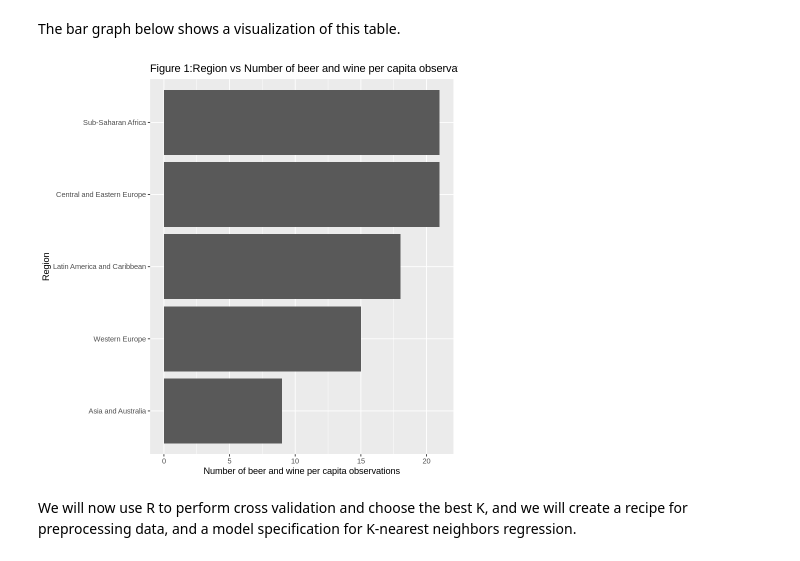
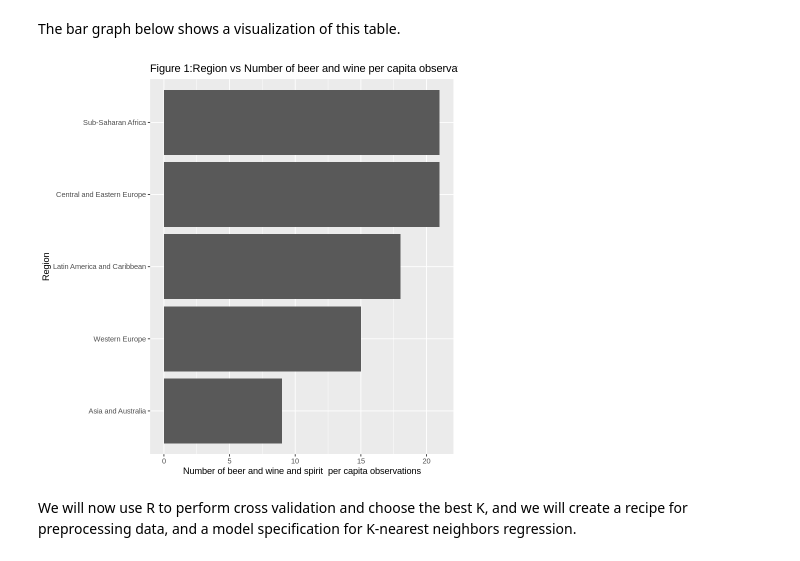
Before and after one commit to chloekim672/007-project-dsci-25-, a Jupyter notebook: dsciprojectfinal.ipynb, the cells around one changed output. Drawn from its saved outputs; the diff is of its cells as text; code cells hidden in the pictures.

```diff
--- a/dsciprojectfinal.ipynb
+++ b/dsciprojectfinal.ipynb
@@ -199,15 +199,15 @@ The bar graph below shows a visualization of this table.
 # %%
 data_summary_graph <- data_summary %>%
                     ggplot(aes(x = n, y = Region)) +
                     geom_bar(stat = "identity") +
-                    xlab("Number of beer and wine per capita observations") +
+                    xlab("Number of beer and wine and spirit  per capita observations") +
                     ylab("Region") +
                     ggtitle("Figure 1:Region vs Number of beer and wine per capita observations")
 
 
 data_summary_graph
 # %% [output]
-[figure, old version]
+[figure, new version]
 # %% [markdown]
 We will now use R to perform cross validation and choose the best K, and we will create a recipe for preprocessing data, and a model specification for K-nearest neighbors regression.
 # %%
```
Also changed, not shown: parts of 9 cells of this notebook.
